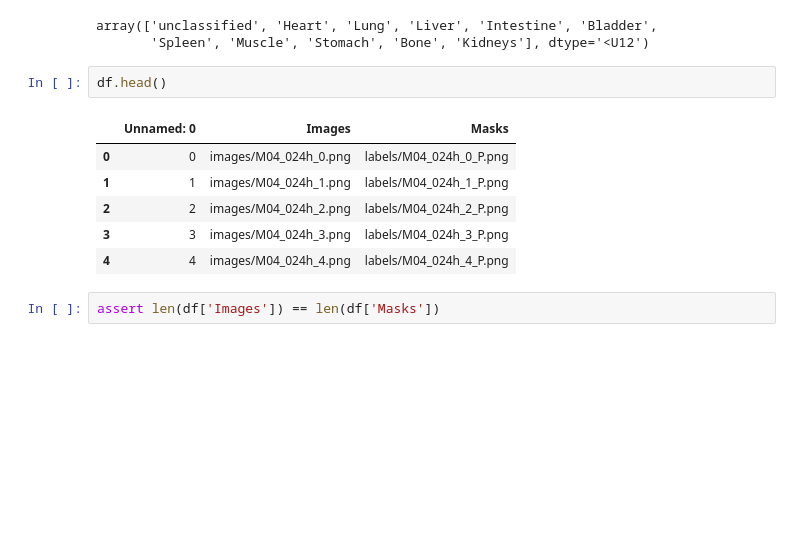
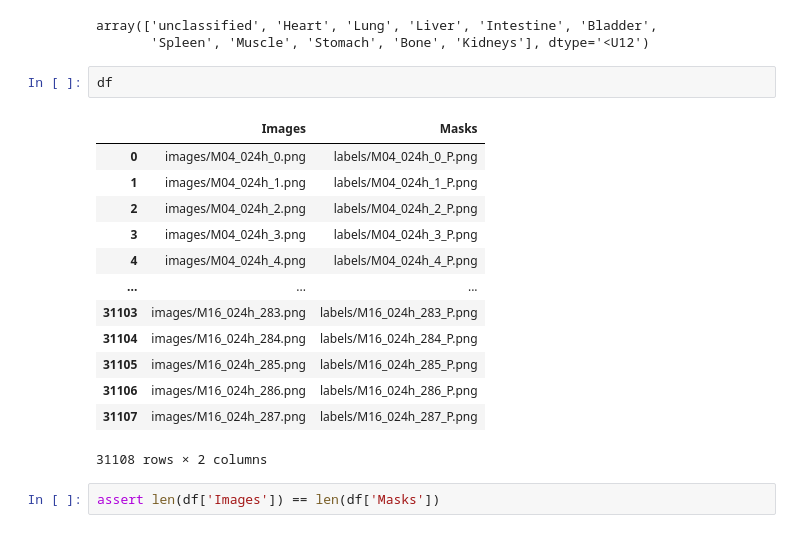
Before and after one commit to bnel1201/ct-lung-segmentations, a Jupyter notebook: mct_segmentation/mct_segmentation.ipynb, the cells around one changed output. Drawn from its saved outputs; the diff is of its cells as text; blank space fills up the shorter version.

```diff
--- a/mct_segmentation/mct_segmentation.ipynb
+++ b/mct_segmentation/mct_segmentation.ipynb
@@ -165,14 +161,21 @@ codes
 array(['unclassified', 'Heart', 'Lung', 'Liver', 'Intestine', 'Bladder',
        'Spleen', 'Muscle', 'Stomach', 'Bone', 'Kidneys'], dtype='<U12')
 # %%
-df.head()
+df
 # %% [output]
-|  | Unnamed: 0 | Images | Masks |
-| 0 | 0 | images/M04_024h_0.png | labels/M04_024h_0_P.png |
-| 1 | 1 | images/M04_024h_1.png | labels/M04_024h_1_P.png |
-| 2 | 2 | images/M04_024h_2.png | labels/M04_024h_2_P.png |
-| 3 | 3 | images/M04_024h_3.png | labels/M04_024h_3_P.png |
-| 4 | 4 | images/M04_024h_4.png | labels/M04_024h_4_P.png |
+|  | Images | Masks |
+| 0 | images/M04_024h_0.png | labels/M04_024h_0_P.png |
+| 1 | images/M04_024h_1.png | labels/M04_024h_1_P.png |
+| 2 | images/M04_024h_2.png | labels/M04_024h_2_P.png |
+| 3 | images/M04_024h_3.png | labels/M04_024h_3_P.png |
+| 4 | images/M04_024h_4.png | labels/M04_024h_4_P.png |
+| ... | ... | ... |
+| 31103 | images/M16_024h_283.png | labels/M16_024h_283_P.png |
+| 31104 | images/M16_024h_284.png | labels/M16_024h_284_P.png |
+| 31105 | images/M16_024h_285.png | labels/M16_024h_285_P.png |
+| 31106 | images/M16_024h_286.png | labels/M16_024h_286_P.png |
+| 31107 | images/M16_024h_287.png | labels/M16_024h_287_P.png |
+31108 rows × 2 columns
 # %%
 assert len(df['Images']) == len(df['Masks'])
 # %% [markdown]
```
Also changed, not shown: parts of 13 cells of this notebook, 1 other file.
